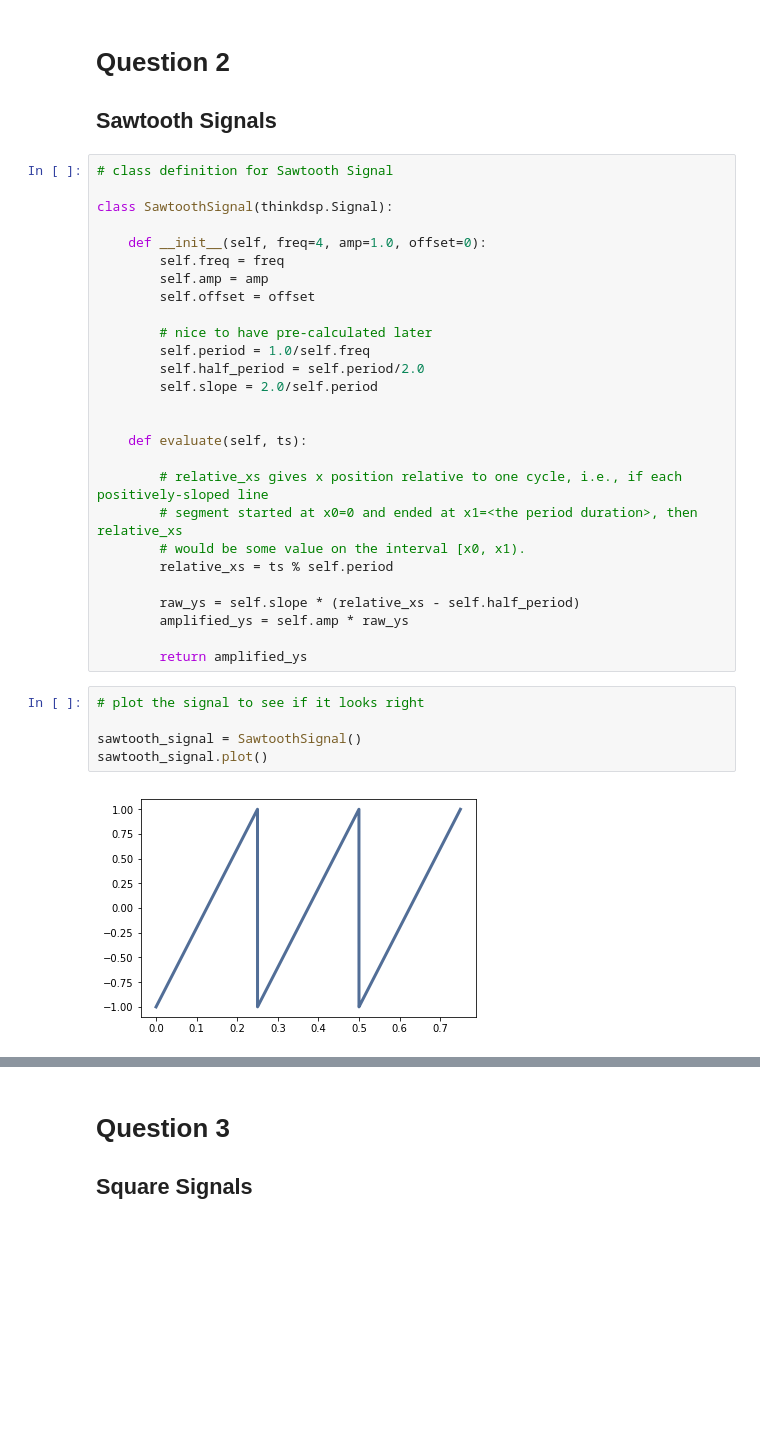
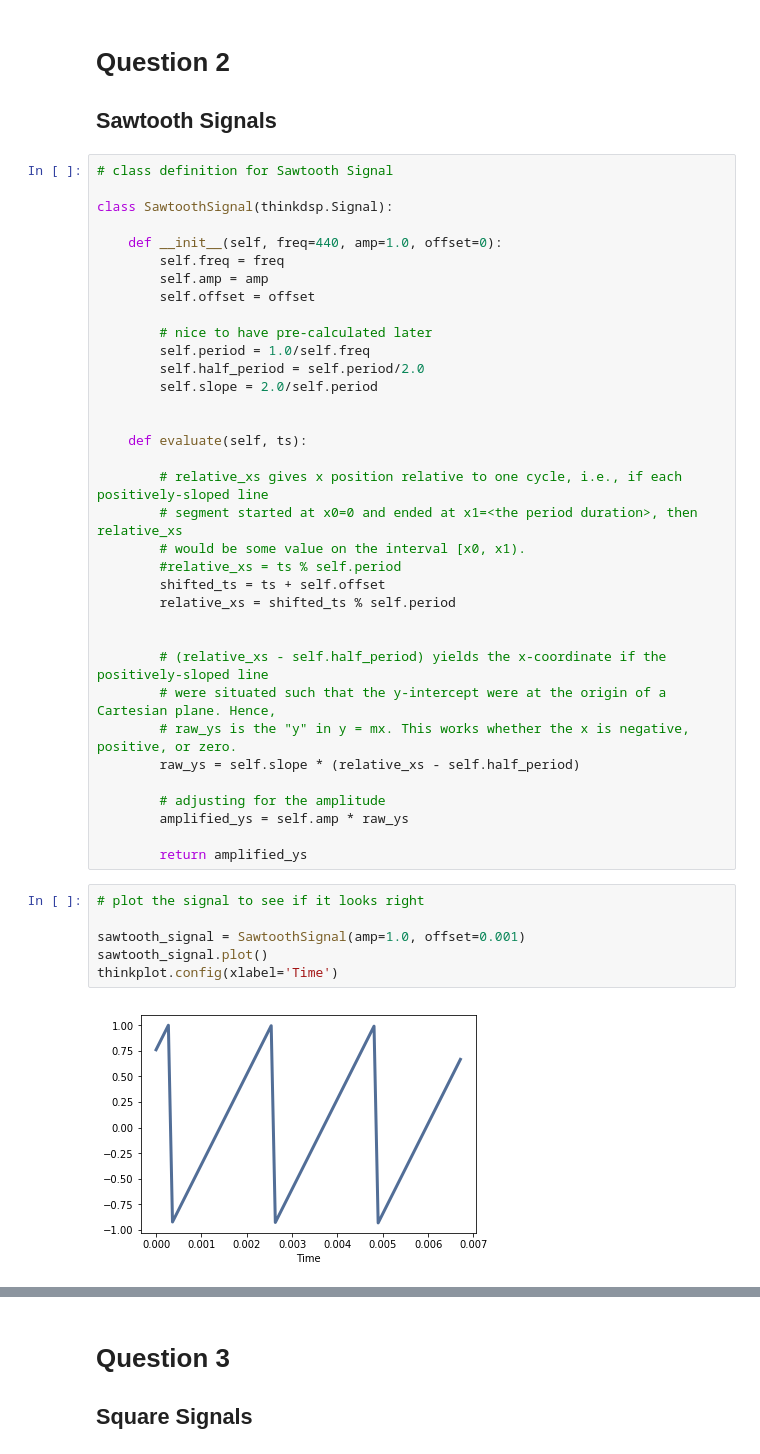
Before and after one commit to mlecoz/ThinkDSP, a Jupyter notebook: code/DSP_HW1_LeCoz.ipynb, the cells around one changed output, grey strips where cells are left out. Cells and saved outputs as stored; diff of their text form; blank space fills up the shorter version.

Commit message:
accounted for offset

```diff
--- a/code/DSP_HW1_LeCoz.ipynb
+++ b/code/DSP_HW1_LeCoz.ipynb
@@ -66,7 +66,7 @@ new_wave.make_audio()
 
 class SawtoothSignal(thinkdsp.Signal):
 
-    def __init__(self, freq=4, amp=1.0, offset=0):
+    def __init__(self, freq=440, amp=1.0, offset=0):
         self.freq = freq
         self.amp = amp
         self.offset = offset
@@ -82,19 +82,28 @@ class SawtoothSignal(thinkdsp.Signal):
         # relative_xs gives x position relative to one cycle, i.e., if each positively-sloped line
         # segment started at x0=0 and ended at x1=<the period duration>, then relative_xs
         # would be some value on the interval [x0, x1).
-        relative_xs = ts % self.period
+        #relative_xs = ts % self.period
+        shifted_ts = ts + self.offset
+        relative_xs = shifted_ts % self.period
 
+
+        # (relative_xs - self.half_period) yields the x-coordinate if the positively-sloped line
+        # were situated such that the y-intercept were at the origin of a Cartesian plane. Hence,
+        # raw_ys is the "y" in y = mx. This works whether the x is negative, positive, or zero.
         raw_ys = self.slope * (relative_xs - self.half_period)
+
+        # adjusting for the amplitude
         amplified_ys = self.amp * raw_ys
 
         return amplified_ys
 # %%
 # plot the signal to see if it looks right
 
-sawtooth_signal = SawtoothSignal()
+sawtooth_signal = SawtoothSignal(amp=1.0, offset=0.001)
 sawtooth_signal.plot()
+thinkplot.config(xlabel='Time')
 # %% [output]
-[figure, old version]
+[figure, new version]
 # %%
 # calculate and plot the sawtooth wave to see if it looks right
 
```
Also changed, not shown: parts of 3 cells of this notebook.
